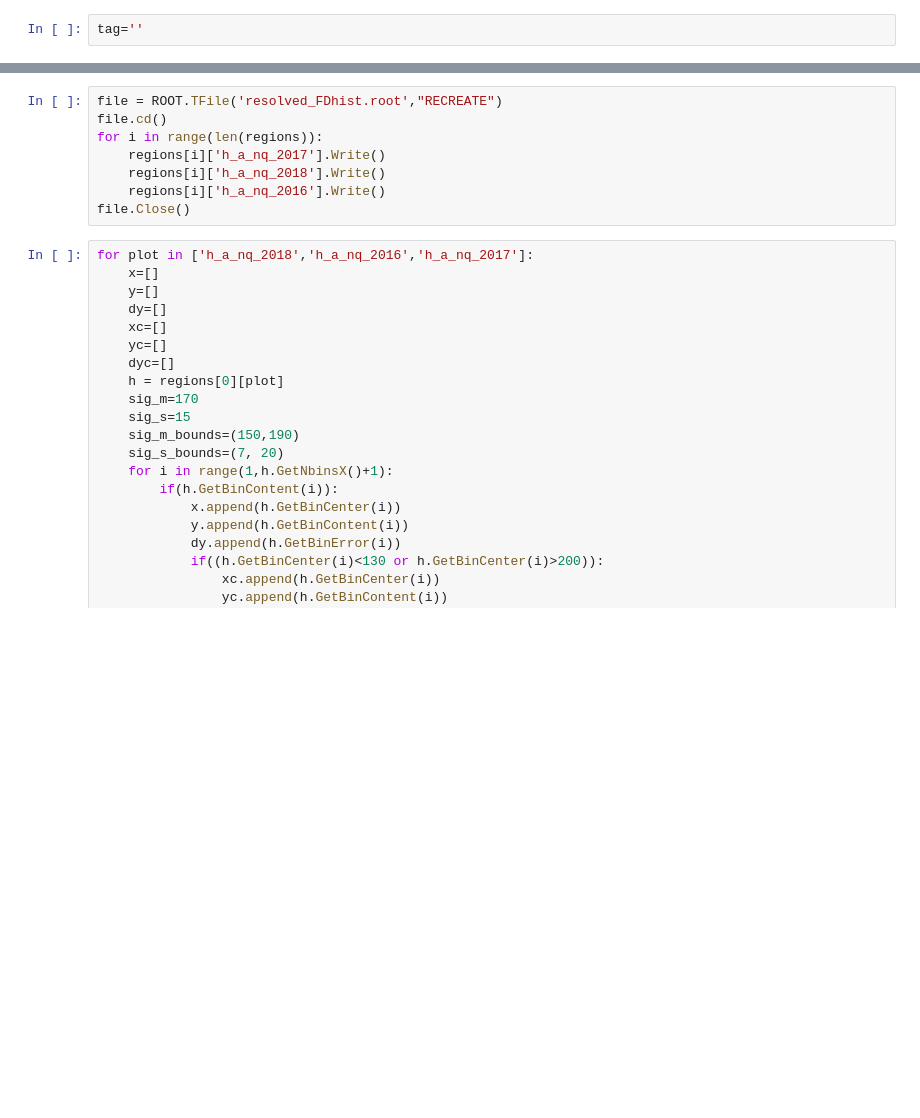
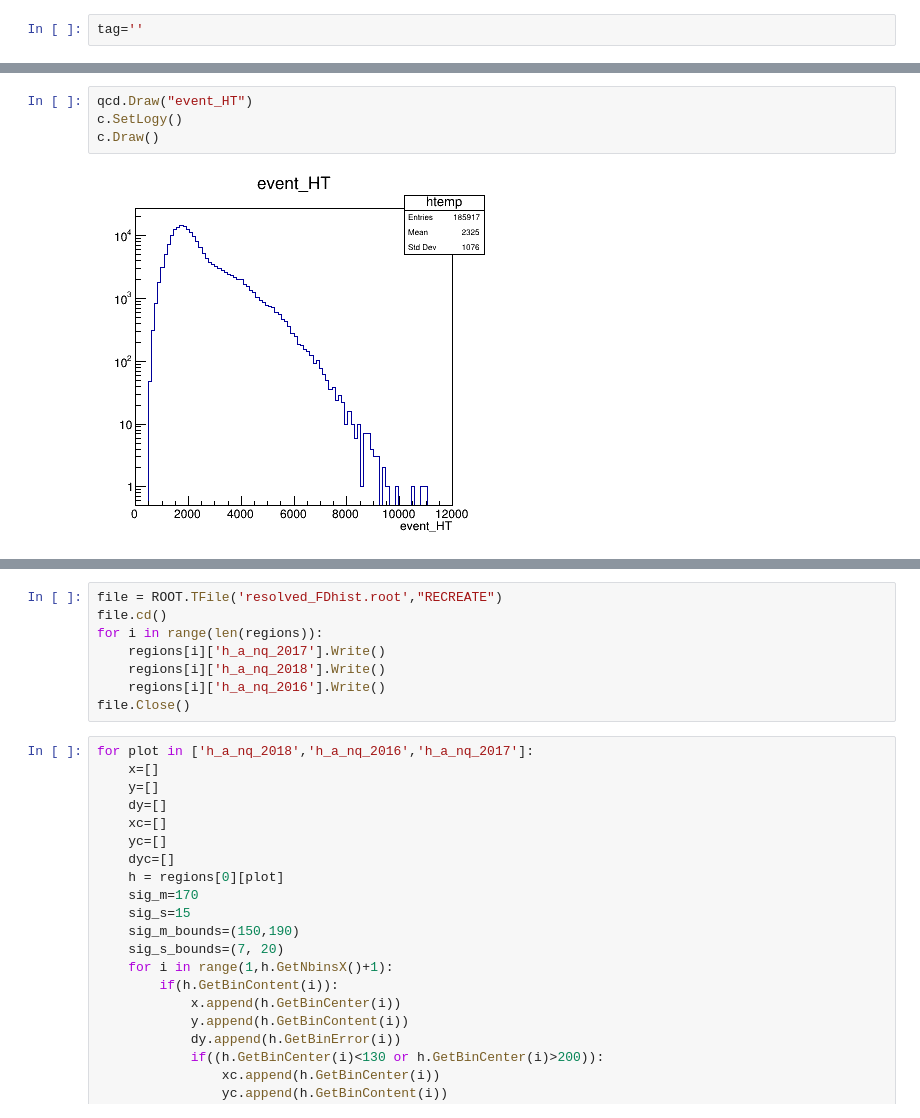
Before and after one commit to akanugan/MultiJets, a Jupyter notebook: combination_resolved_FD.ipynb, the cells around one changed output, grey strips where cells are left out. Drawn from its saved outputs; the diff is of its cells as text; blank space fills up the shorter version.

```diff
--- a/combination_resolved_FD.ipynb
+++ b/combination_resolved_FD.ipynb
@@ -53,0 +80,6 @@ df['2017'] = RDF(data)
+# %%
+qcd.Draw("event_HT")
+c.SetLogy()
+c.Draw()
+# %% [output]
+[figure, added]
```
Also changed, not shown: parts of 10 cells of this notebook, 3 other files.
